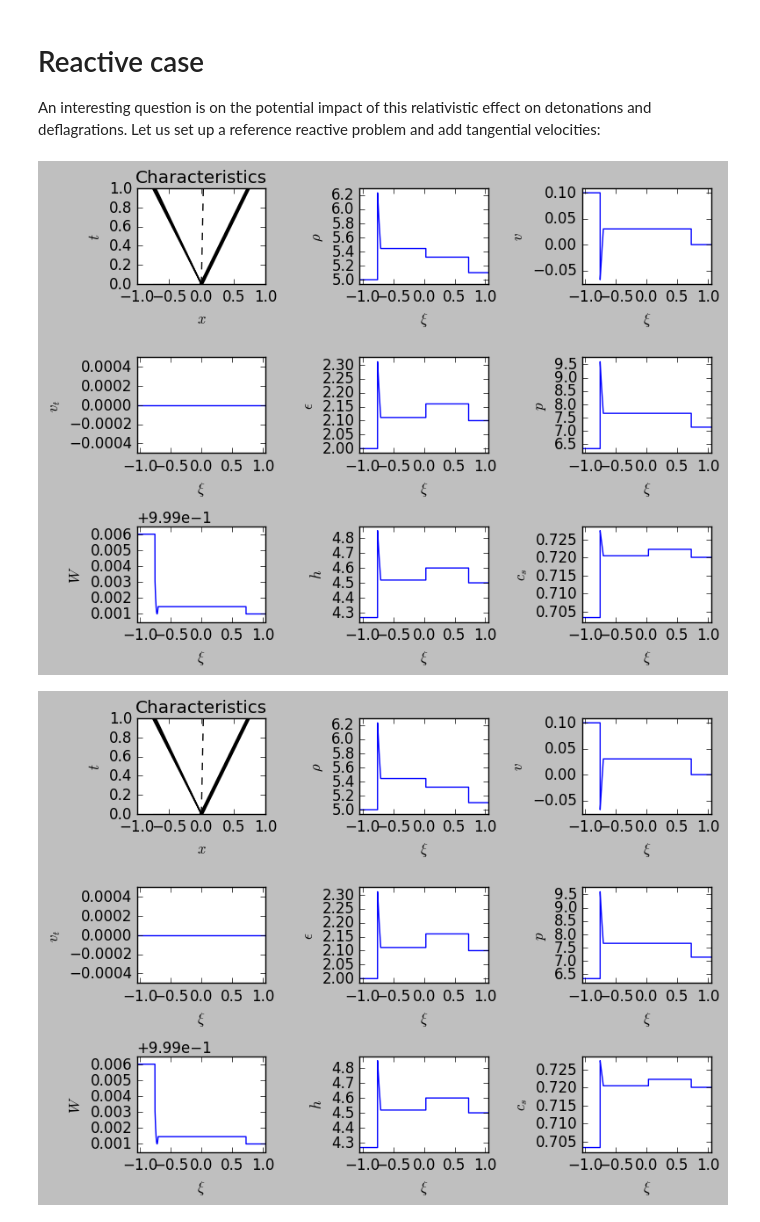
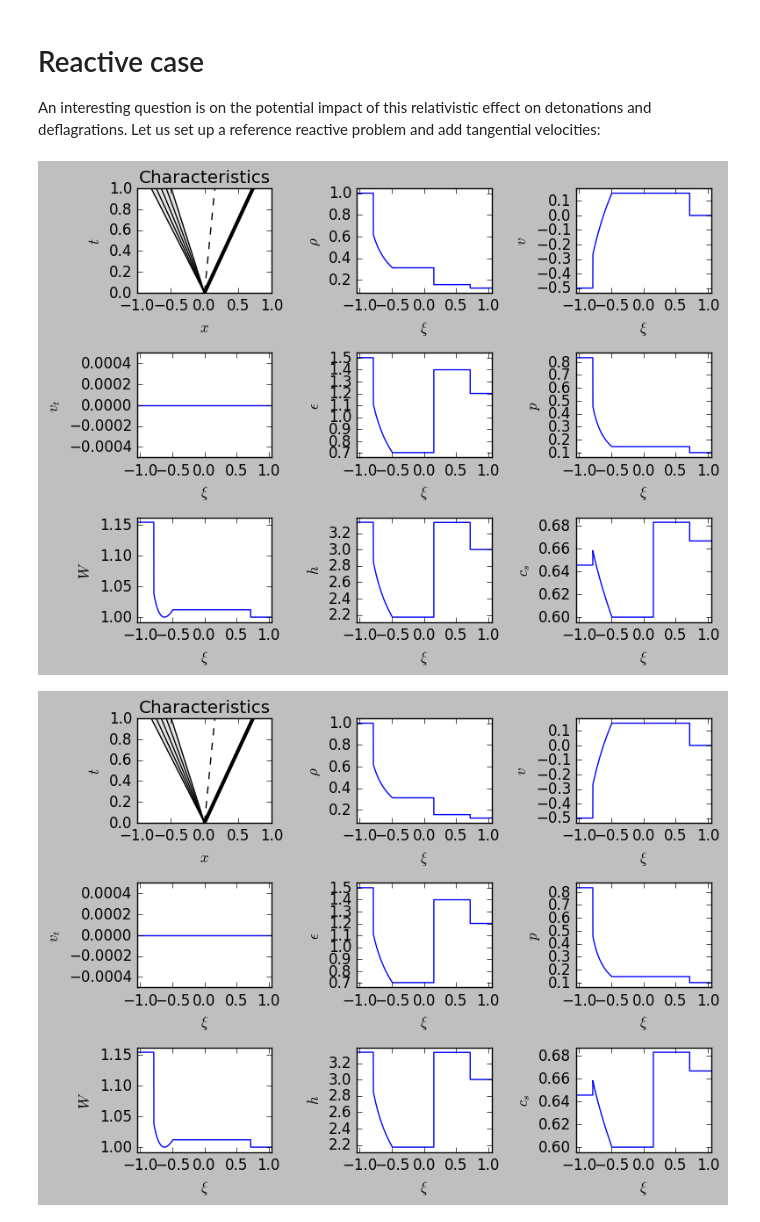
Before and after one commit to harpolea/r3d2, a Jupyter notebook: docs/tangential_change.ipynb, the cells around one changed output. Saved outputs shown, nothing was run; the diff lists cells and outputs as text; code cells hidden in the pictures.

```diff
--- a/docs/tangential_change.ipynb
+++ b/docs/tangential_change.ipynb
@@ -57,13 +57,13 @@ display_png(rp2_vt_0_9)
 
 An interesting question is on the potential impact of this relativistic effect on detonations and deflagrations. Let us set up a reference reactive problem and add tangential velocities:
 # %%
-eos_reactive = eos_defns.eos_gamma_law_react(5.0/3.0, 0.1, 1.0, 1.0, eos)
-U_reactive = State(5.0, 0.1, 0.0, 2.0, eos_reactive)
-U_burnt = State(5.1, 0.0, 0., 2.1, eos)
+eos_reactive = eos_defns.eos_gamma_law_react(5.0/3.0, 0.25, 1.0, 1.0, eos)
+U_reactive = State(1.0, -0.5, 0.0, 1.5, eos_reactive)
+U_burnt = State(0.125, 0.0, 0., 1.2, eos)
 rp_reactive_base = RiemannProblem(U_reactive, U_burnt)
 display(rp_reactive_base)
 display_png(rp_reactive_base)
 # %% [output]
-[figure, old version]
+[figure, new version]
-[figure, old version]
+[figure, new version]
 # %% [markdown]
```
Also changed, not shown: parts of 8 cells of this notebook, 1 other file.
